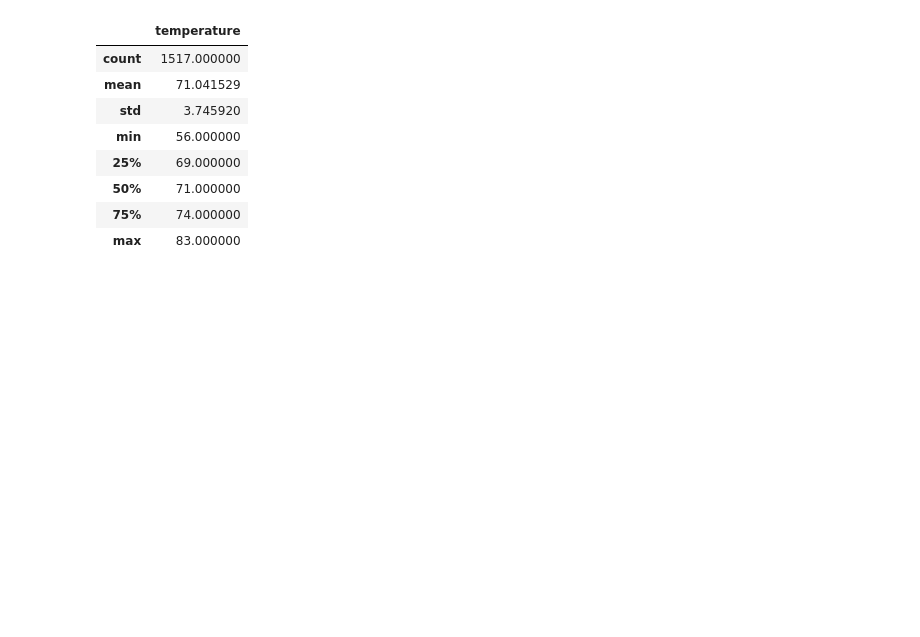
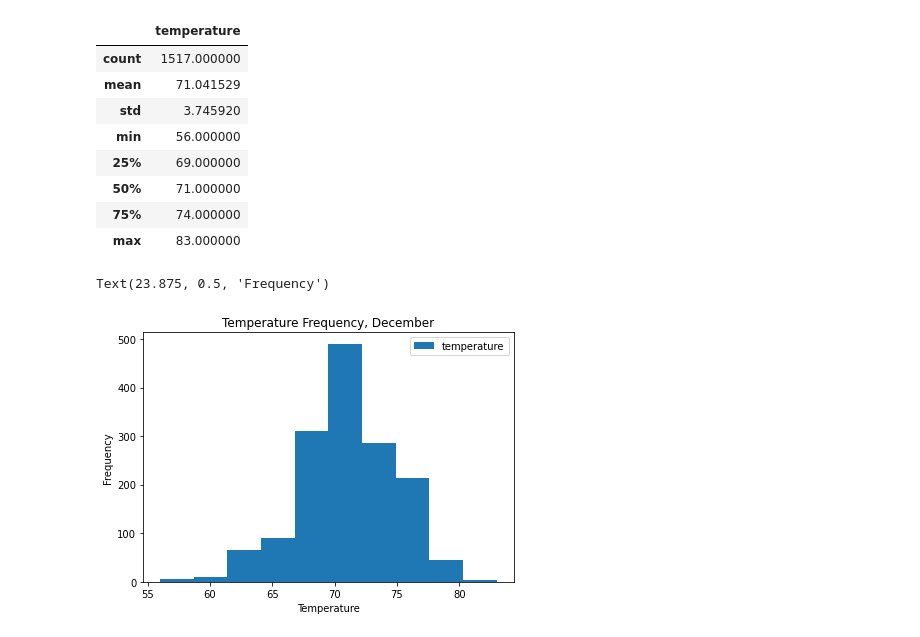
Before and after one commit to scaslo2/surfs_up, a Jupyter notebook: SurfsUp_Challenge.ipynb, the cells around one changed output. Cells and saved outputs as stored; diff of their text form; code cells hidden in the pictures; blank space fills up the shorter version.

Commit message:
Updating challenge project with Graphs.

```diff
--- a/SurfsUp_Challenge.ipynb
+++ b/SurfsUp_Challenge.ipynb
@@ -159,3 +169,12 @@ december_temps_df.describe()
 | 50% | 71.000000 |
 | 75% | 74.000000 |
 | max | 83.000000 |
+# %%
+december_temps_df.plot.hist(bins=10)
+plt.tight_layout()
+plt.title('Temperature Frequency, December')
+plt.xlabel("Temperature")
+plt.ylabel("Frequency")
+# %% [output]
+Text(23.875, 0.5, 'Frequency')
+[figure, added]
```
Also changed, not shown: parts of 3 cells of this notebook.
